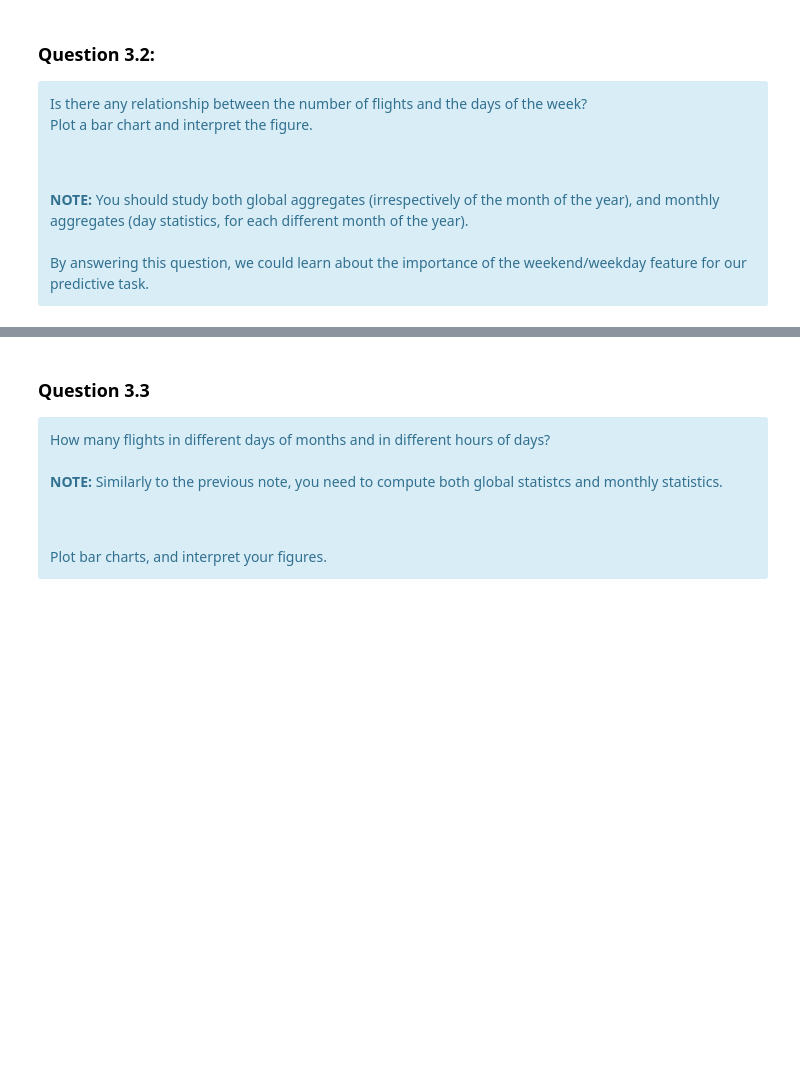
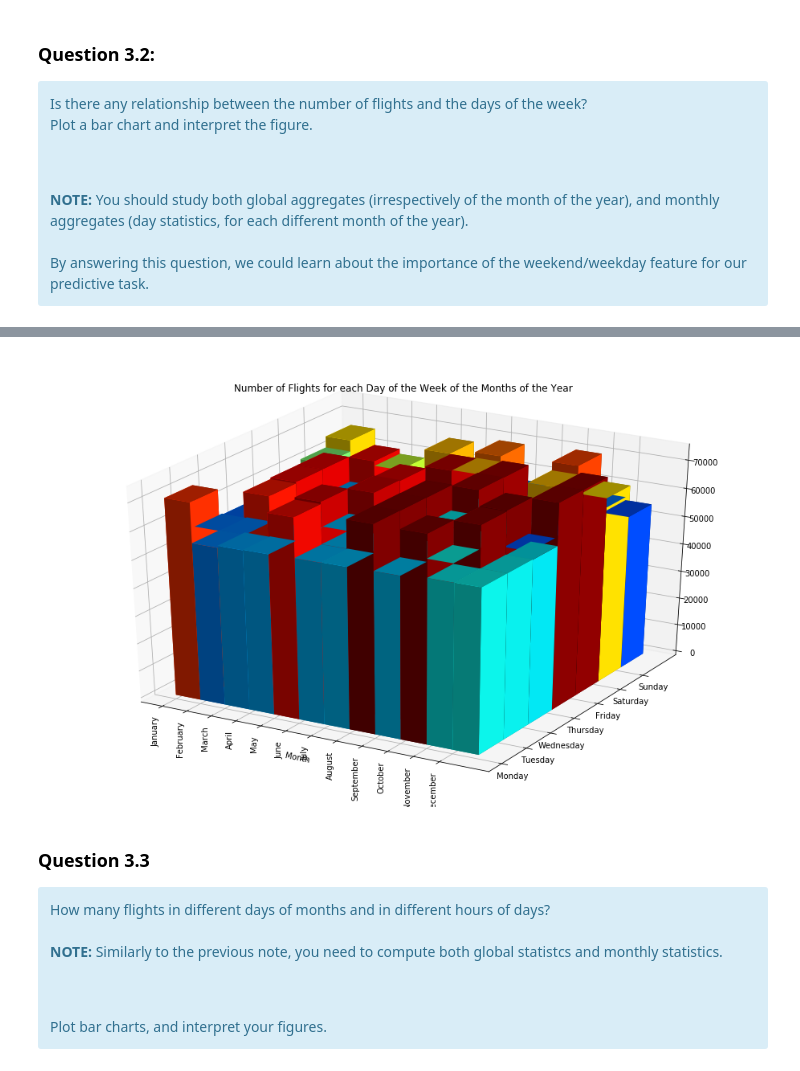
Before and after one commit to kandakji/SparkSQL-Analysis-Aviation-Data, a Jupyter notebook: SPARSQL.ipynb, the cells around one changed output, grey strips where cells are left out. Drawn from its saved outputs; the diff is of its cells as text; code cells hidden in the pictures; blank space fills up the shorter version.

```diff
--- a/SPARSQL.ipynb
+++ b/SPARSQL.ipynb
@@ -391,3 +563,37 @@ By answering this question, we could learn about the importance of the weekend/w
+# %%
+from mpl_toolkits.mplot3d import Axes3D  # noqa: F401 unused import
+
+flightsPerDayofTheWeek = df.groupBy(['Month','day_of_week'])\
+.count()\
+.orderBy(["Month","day_of_week"])\
+.toPandas()
+
+# print(flightsPerDayofTheWeek)
+
+# setup the figure and axes
+fig = plt.figure(figsize=(35, 10))
+ax1 = fig.add_subplot(121, projection='3d')
+
+# fake data
+
+top = x + y
+bottom = np.zeros_like(top)
+width = depth = 1
+
+fracs = flightsPerDayofTheWeek['count']/float(flightsPerDayofTheWeek['count'].max())
+norm = mcolors.Normalize(fracs.min(), fracs.max())
+color_values = plt.cm.jet(norm(fracs.tolist()))
+
+ax1.bar3d(flightsPerDayofTheWeek['Month'], flightsPerDayofTheWeek['day_of_week'], np.zeros(84), 1, 1, flightsPerDayofTheWeek['count'], color = color_values,shade=True)
+ax1.set_title('Number of Flights for each Day of the Week of the Months of the Year')
+ax1.set_xticks(np.arange(1,13))
+ax1.set_xticklabels(['January', 'February', 'March', 'April', 'May', 'June', 'July', 'August', 'September', 'October', 'November', 'December'],rotation='vertical')
+ax1.set_yticks(np.arange(1,8))
+ax1.set_yticklabels(['Monday', 'Tuesday', 'Wednesday', 'Thursday', 'Friday', 'Saturday', 'Sunday'])
+ax1.set_xlabel("Month")
+plt.show()
+# %% [output]
+[figure, added]
 # %% [markdown]
 ### Question 3.3
 
```
Also changed, not shown: parts of 15 cells of this notebook.
